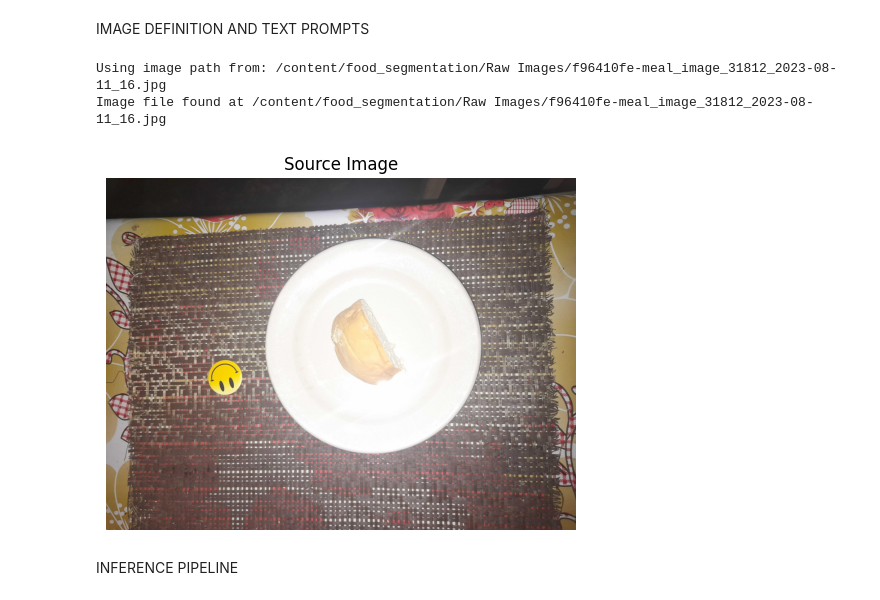
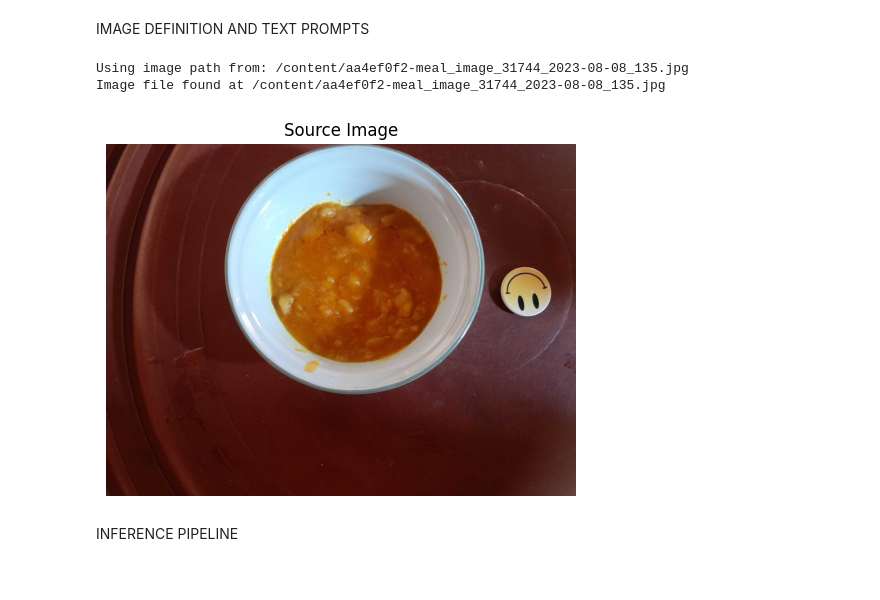
Before and after one commit to Bempong-Sylvester-Obese/Food-segmentation-with-pre-trained-model, a Jupyter notebook: Food_Segmentation.ipynb, the cells around one changed output. Saved outputs shown, nothing was run; the diff lists cells and outputs as text; code cells hidden in the pictures.

Commit message:
Segmentation task on stew

```diff
--- a/Food_Segmentation.ipynb
+++ b/Food_Segmentation.ipynb
@@ -107,7 +107,7 @@ import matplotlib.pyplot as plt
 import math
 
 # Image path
-IMAGE_NAME = "/content/food_segmentation/Raw Images/f96410fe-meal_image_31812_2023-08-11_16.jpg"
+IMAGE_NAME = "/content/aa4ef0f2-meal_image_31744_2023-08-08_135.jpg"
 
 IMAGE_PATH = os.path.join(ABS_PROJECT_DIR, IMAGE_NAME)
 
@@ -117,38 +117,38 @@ print(f"Using image path from: {IMAGE_PATH}")
 # Check if the image file exists
 if not os.path.exists(IMAGE_PATH):
     print(f"Error: Image file not found at {IMAGE_PATH}")
 else:
     print(f"Image file found at {IMAGE_PATH}")
     # Text Prompt
-    CLASSES =["Bread"]
-    PROMPT = "A sliced Bread"
+    CLASSES =["Stew"]
+    PROMPT = "tomato stew"
 
     # Visualisation helper function
     def show_image(images, titles=None, cols=2):
         rows = math.ceil(len(images) / cols)
         fig, axes = plt.subplots(rows, cols, figsize=(cols * 5, rows * 5))
         axes = axes.flatten() if rows > 1 or cols > 1 else [axes]
 
         for i, img in enumerate(images):
             axes[i].imshow(cv2.cvtColor(img, cv2.COLOR_BGR2RGB))
             if titles and i < len(titles):
                 axes[i].set_title(titles[i])
             axes[i].axis('off')
 
         # Hide any unused subplots
         for j in range(i + 1, len(axes)):
             axes[j].axis('off')
 
         plt.tight_layout()
         plt.show()
 
 
     source_image = cv2.imread(IMAGE_PATH)
     show_image([source_image], titles=["Source Image"], cols=1)
 # %% [output]
-Using image path from: /content/food_segmentation/Raw Images/f96410fe-meal_image_31812_2023-08-11_16.jpg
-Image file found at /content/food_segmentation/Raw Images/f96410fe-meal_image_31812_2023-08-11_16.jpg
+Using image path from: /content/aa4ef0f2-meal_image_31744_2023-08-08_135.jpg
+Image file found at /content/aa4ef0f2-meal_image_31744_2023-08-08_135.jpg
-[figure, old version]
+[figure, new version]
 # %% [markdown]
 INFERENCE PIPELINE
 # %%
```
Also changed, not shown: parts of 1 cell of this notebook.
